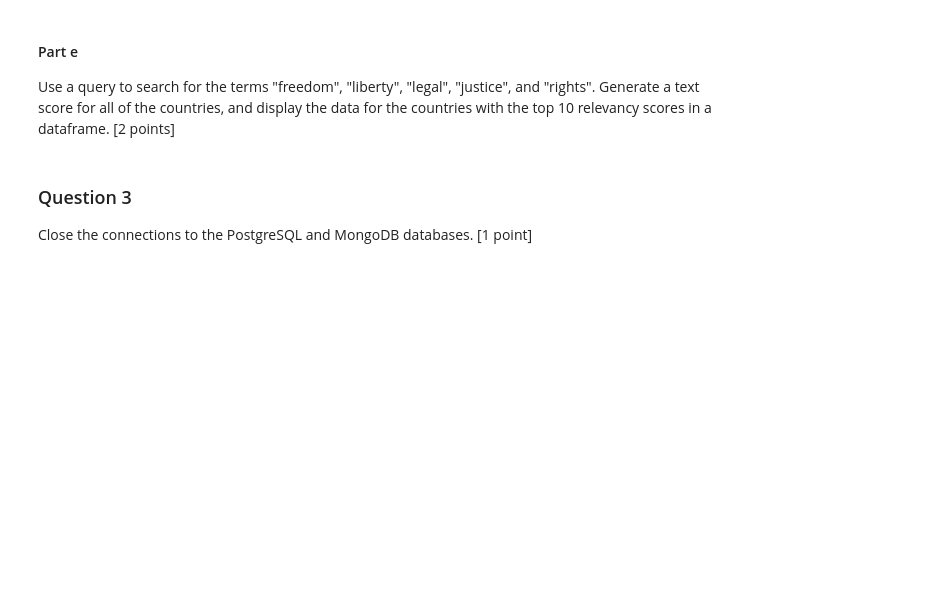
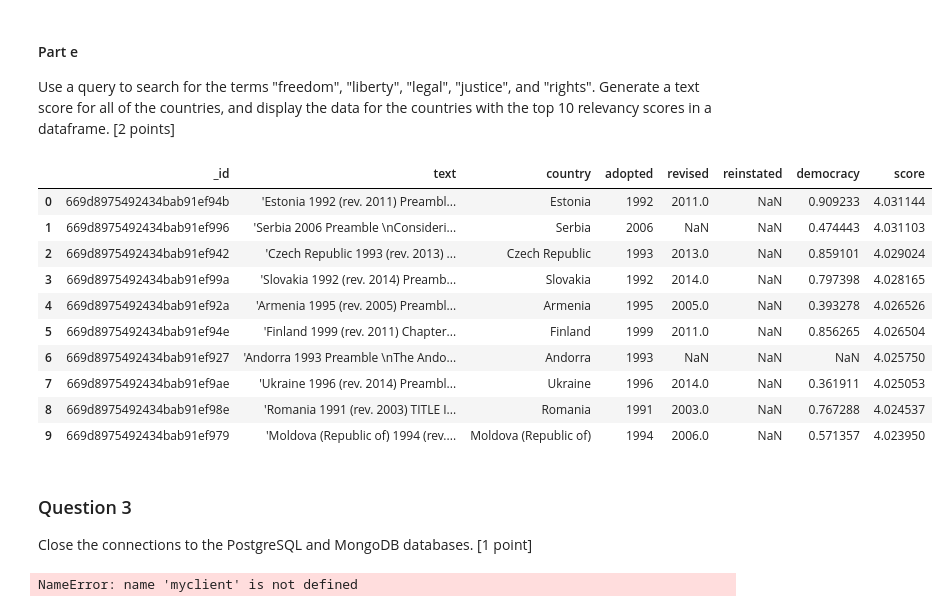
Before and after one commit to shroffr01/ds6001databases, a Jupyter notebook: labassignment7.ipynb, the cells around one changed output. Saved outputs shown, nothing was run; the diff lists cells and outputs as text; code cells hidden in the pictures; blank space fills up the shorter version.

```diff
--- a/labassignment7.ipynb
+++ b/labassignment7.ipynb
@@ -192,3 +341,13 @@ The text of the constitutions are available from the [Wolfram Data Repository](h
 
 #### Part a
 Connect to your local MongoDB server and create a new collection for the constitution data. Use `.delete_many({})` to remove any existing data from this collection, and insert the data in `const_json` into this collection. [2 points]
+# %%
+import pymongo
+from bson.json_util import dumps, loads
+
+MONGO_INITDB_ROOT_USERNAME = os.getenv('MONGO_INITDB_ROOT_USERNAME')
+MONGO_INITDB_ROOT_PASSWORD = os.getenv('MONGO_INITDB_ROOT_PASSWORD')
+# %%
+myclient = pymongo.MongoClient("mongodb://localhost/", username = MONGO_INITDB_ROOT_USERNAME, password = MONGO_INITDB_ROOT_PASSWORD)
+constitution_db = myclient["constitutiondb"]
+constitution_collection = constitution_db["constitution_collection"]
@@ -204,3 +462,9 @@ Use MongoDB queries and the `dumps()` and `loads()` functions from the `bson` pa
 # %% [markdown]
 #### Part c
 According to the Varieties of Democracy project, [Hungary has become less democratic](https://www.v-dem.net/en/news/democratic-declines-hungary/) over the last few years, and can no longer be considered a democracy. Update the record for Hungary to set the democracy score at 0.4. Then query the database to extract the record for Hungary and display the data in a dataframe. [1 point]
+# %%
+
+constitution_collection.update_one({'country': 'Hungary'},
+                     {'$set' : {'democracy': 0.4}})
+df = mongo_read_query0(constitution_collection, {'country': 'Hungary'})
+df
@@ -210,6 +504,34 @@ Set the `text` field in the database as a text index. Then query the database to
 # %% [markdown]
 #### Part e
 Use a query to search for the terms "freedom", "liberty", "legal", "justice", and "rights". Generate a text score for all of the countries, and display the data for the countries with the top 10 relevancy scores in a dataframe. [2 points]
+# %%
+cursor = constitution_collection.find(
+            {'$text': {'$search': 'freedom libery legal justice rights'}},
+            {'score': {'$meta': 'textScore'}})
+
+cursor.sort([('score', {'$meta': 'textScore'})])
+
+qtext = dumps(cursor)
+qrec = loads(qtext)
+df = pd.DataFrame.from_records(qrec)
+df[0:10]
+# %% [output]
+|  | _id | text | country | adopted | revised | reinstated | democracy | score |
+| 0 | 669d8975492434bab91ef94b | 'Estonia 1992 (rev. 2011) Preambl... | Estonia | 1992 | 2011.0 | NaN | 0.909233 | 4.031144 |
+| 1 | 669d8975492434bab91ef996 | 'Serbia 2006 Preamble \nConsideri... | Serbia | 2006 | NaN | NaN | 0.474443 | 4.031103 |
+| 2 | 669d8975492434bab91ef942 | 'Czech Republic 1993 (rev. 2013) ... | Czech Republic | 1993 | 2013.0 | NaN | 0.859101 | 4.029024 |
+| 3 | 669d8975492434bab91ef99a | 'Slovakia 1992 (rev. 2014) Preamb... | Slovakia | 1992 | 2014.0 | NaN | 0.797398 | 4.028165 |
+| 4 | 669d8975492434bab91ef92a | 'Armenia 1995 (rev. 2005) Preambl... | Armenia | 1995 | 2005.0 | NaN | 0.393278 | 4.026526 |
+| 5 | 669d8975492434bab91ef94e | 'Finland 1999 (rev. 2011) Chapter... | Finland | 1999 | 2011.0 | NaN | 0.856265 | 4.026504 |
+| 6 | 669d8975492434bab91ef927 | 'Andorra 1993 Preamble \nThe Ando... | Andorra | 1993 | NaN | NaN | NaN | 4.025750 |
+| 7 | 669d8975492434bab91ef9ae | 'Ukraine 1996 (rev. 2014) Preambl... | Ukraine | 1996 | 2014.0 | NaN | 0.361911 | 4.025053 |
+| 8 | 669d8975492434bab91ef98e | 'Romania 1991 (rev. 2003) TITLE I... | Romania | 1991 | 2003.0 | NaN | 0.767288 | 4.024537 |
+| 9 | 669d8975492434bab91ef979 | 'Moldova (Republic of) 1994 (rev.... | Moldova (Republic of) | 1994 | 2006.0 | NaN | 0.571357 | 4.023950 |
 # %% [markdown]
 ### Question 3
 Close the connections to the PostgreSQL and MongoDB databases. [1 point]
+# %%
+dbserver.close()
+myclient.close()
+# %% [output]
+NameError: name 'myclient' is not defined
```
Also changed, not shown: parts of 26 cells of this notebook, 2 other files.
